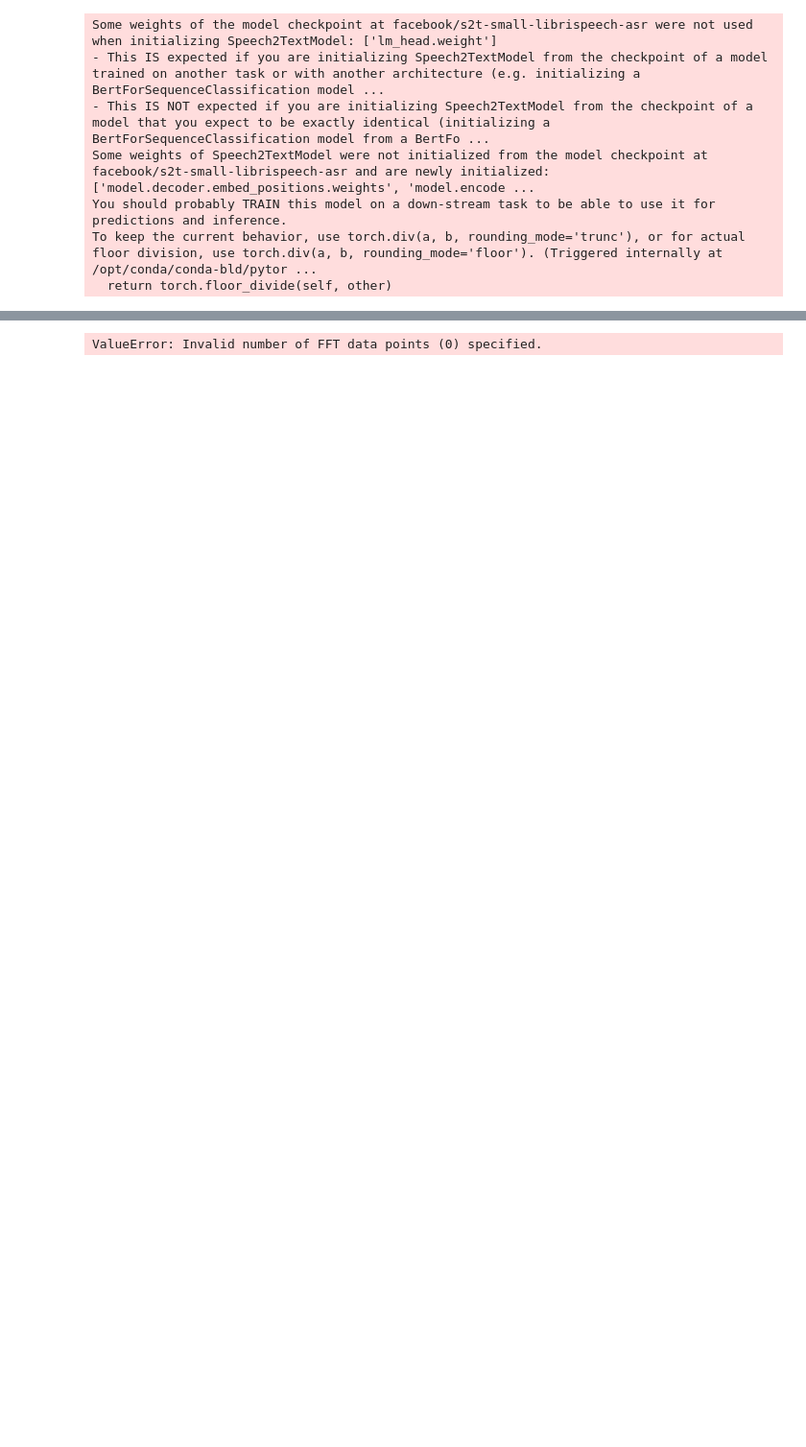
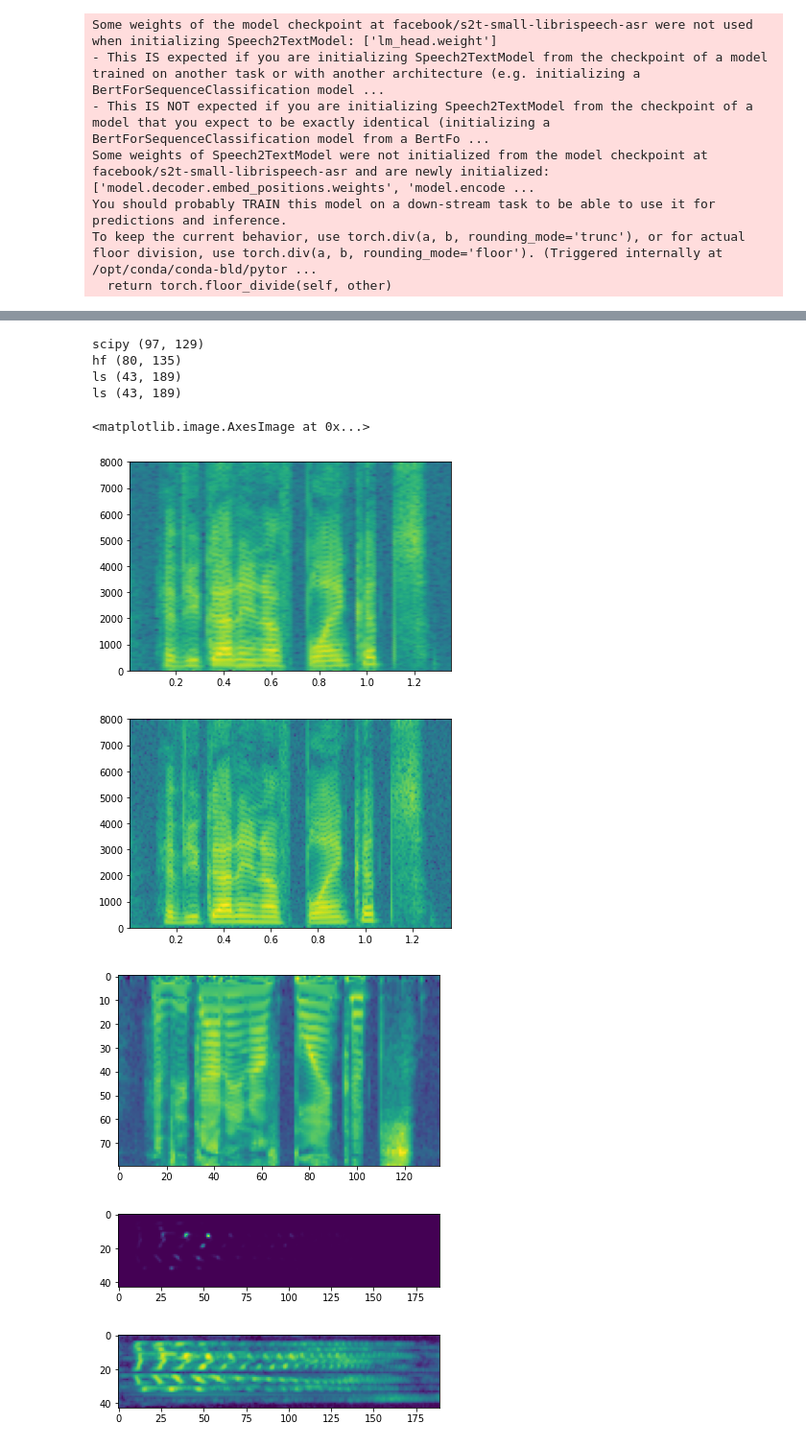
Before and after one commit to bilalhsp/Auditory_Cortex, a Jupyter notebook: notebooks/gradient.ipynb, the cells around one changed output, grey strips where cells are left out. Shown at 96% size. Drawn from its saved outputs; the diff is of its cells as text; code cells hidden in the pictures; blank space fills up the shorter version.

```diff
--- a/notebooks/gradient.ipynb
+++ b/notebooks/gradient.ipynb
@@ -111,7 +108,0 @@ s.shape
-# %%
-import librosa
-
-audio_from_loss_prop = librosa.griffinlim(s)
-audio_from_loss_prop.shape
-# %% [output]
-ValueError: Invalid number of FFT data points (0) specified.
@@ -121,3 +109,39 @@ plt.plot(audio_from_loss_prop)
+# %%
+import librosa
+import scipy as sp
+
+f, t, sci_spect =sp.signal.spectrogram(aud, fs=16000)
+print("scipy",sci_spect.T.shape)
+hf_spect = feature_extractor(aud, sampling_rate=16000, return_tensors="pt").input_features.squeeze_(0).detach().numpy().T
+print("hf",hf_spect.shape)
+librosa_spect = librosa.feature.melspectrogram(aud, sr=16000, n_mels=189)
+print("ls",librosa_spect.T.shape)
+
+librosa_spect_dB = librosa.power_to_db(librosa_spect, ref=np.max)
+print("ls",librosa_spect_dB.T.shape)
+
+plt.pcolormesh(t, f, 10*np.log10(sci_spect), shading='gouraud')
+plt.figure()
+plt.specgram(aud, Fs=16000)
+plt.figure()
+plt.imshow(hf_spect)
+plt.figure()
+plt.imshow(librosa_spect.T)
+plt.figure()
+plt.imshow(librosa_spect_dB.T)
+# audio_from_loss_prop = librosa.griffinlim(s)
+# audio_from_loss_prop.shape
+# %% [output]
+scipy (97, 129)
+hf (80, 135)
+ls (43, 189)
+ls (43, 189)
+<matplotlib.image.AxesImage at 0x...>
+[figure, added]
+[figure, added]
+[figure, added]
+[figure, added]
+[figure, added]
 # %%
 y = aud
 S = np.abs(librosa.stft(y))
```
Also changed, not shown: parts of 11 cells of this notebook, 1 other file.
